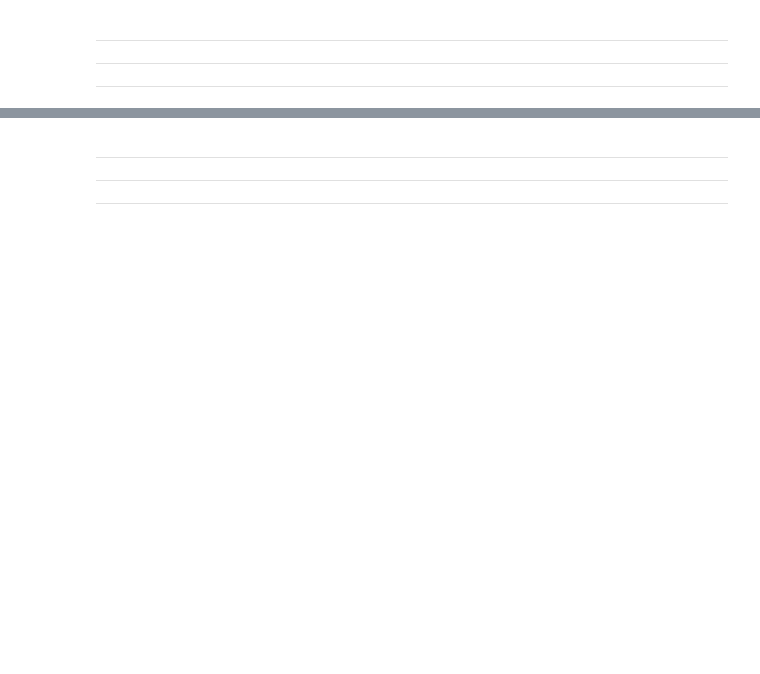
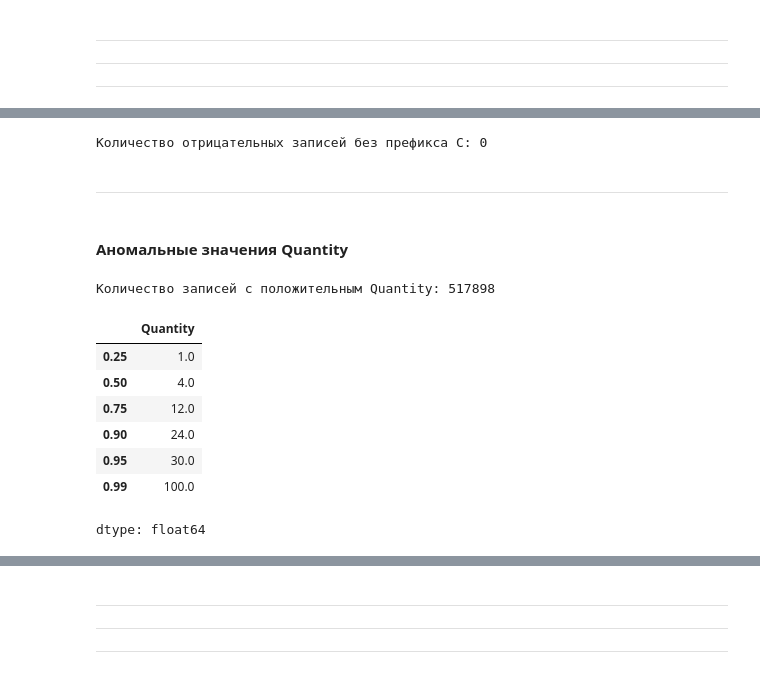
Before and after one commit to dazzens/dazzens, a Jupyter notebook: EDA_проект.ipynb, the cells around one changed output, grey strips where cells are left out. Cells and saved outputs as stored; diff of their text form; code cells hidden in the pictures; blank space fills up the shorter version.

```diff
--- a/EDA_проект.ipynb
+++ b/EDA_проект.ipynb
@@ -798,0 +787,58 @@ display(df[df['Quantity'] < 0].head(15).sort_values(by='Quantity'))
+# %%
+#Поиск отрицательных значений без префикса "C"
+
+negative_without_c = df[
+    (df["Quantity"] < 0)
+    & (
+        df["TransactionNo"]
+        .astype("string")
+        .str.startswith("C", na=False) == False
+    )
+]
+
+print(
+    "Количество отрицательных записей без префикса C:",
+    negative_without_c.shape[0]
+)
+# %% [output]
+Количество отрицательных записей без префикса C: 0
+# %%
+# Сохранение возвратов в отдельный датафрейм
+returns_df = df[df["Quantity"] < 0].copy()
+
+#Cоздание датафрейма с состоявшимися продажами
+sales_df = df[df["Quantity"] > 0].copy()
+# %% [markdown]
+----
+# %% [markdown]
+#### **Аномальные значения Quantity**
+# %%
+#Создание датафрейма с положительными значениями Quantity
+
+positive_quantity_df = df[df["Quantity"] > 0].copy()
+
+print(
+    "Количество записей с положительным Quantity:",
+    positive_quantity_df.shape[0]
+)
+# %% [output]
+Количество записей с положительным Quantity: 517898
+# %%
+#Квантили положительных значений
+sales_df["Quantity"].quantile([
+    0.25,
+    0.50,
+    0.75,
+    0.90,
+    0.95,
+    0.99
+])
+# %% [output]
+|  | Quantity |
+| 0.25 | 1.0 |
+| 0.50 | 4.0 |
+| 0.75 | 12.0 |
+| 0.90 | 24.0 |
+| 0.95 | 30.0 |
+| 0.99 | 100.0 |
+dtype: float64
```
Also changed, not shown: parts of 38 cells of this notebook.
